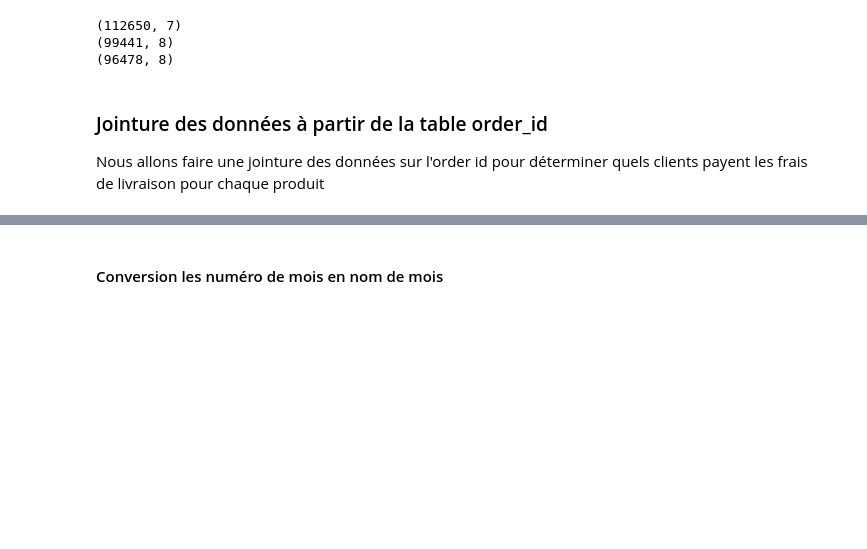
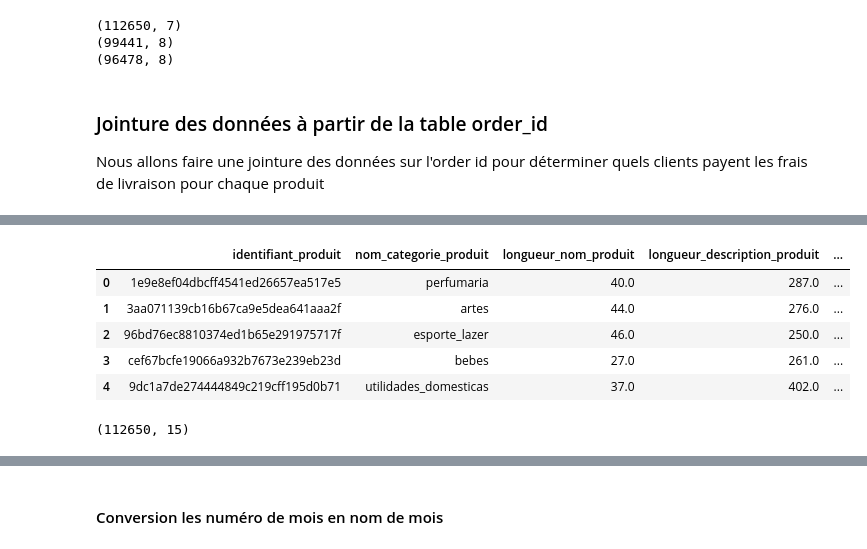
Before and after one commit to Jeremi971/analyse_e_commerce_md5, a Jupyter notebook: analyse.ipynb, the cells around one changed output, grey strips where cells are left out. Drawn from its saved outputs; the diff is of its cells as text; code cells hidden in the pictures; blank space fills up the shorter version.

```diff
--- a/analyse.ipynb
+++ b/analyse.ipynb
@@ -105,6 +125,23 @@ df_orders = df_orders.rename(columns={
     'order_delivered_customer_date': 'date_livraison_client_commande',
     'order_estimated_delivery_date': 'date_livraison_estimee_commande'
 })
+
+df_products = df_products.rename(columns={
+    'product_id': 'identifiant_produit',
+    'product_category_name': 'nom_categorie_produit',
+    'product_name_lenght': 'longueur_nom_produit',
+    'product_description_lenght': 'longueur_description_produit',
+    'product_photos_qty': 'quantite_photos_produit',
+    'product_weight_g': 'poids_produit_g',
+    'product_length_cm': 'longueur_produit_cm',
+    'product_height_cm': 'hauteur_produit_cm',
+    'product_width_cm': 'largeur_produit_cm'
+})
+
+df_traduction_products = df_traduction_products.rename(columns={
+    'product_category_name': 'nom_categorie_produit',
+    'product_category_name_english': 'nom_categorie_produit_anglais'
+})
 # %% [markdown]
 Nous allons d'abord enlever les doublons
 # %%
@@ -161,3 +198,19 @@ merged_data.head()
 | 2 | 000229ec398224ef6ca0657da4fc703e | 1 | c777355d18b72b67abbeef9df44fd0fd | 5b51032eddd242adc84c38acab88f23d | ... |
 | 3 | 00024acbcdf0a6daa1e931b038114c75 | 1 | 7634da152a4610f1595efa32f14722fc | 9d7a1d34a5052409006425275ba1c2b4 | ... |
 | 4 | 00042b26cf59d7ce69dfabb4e55b4fd9 | 1 | ac6c3623068f30de03045865e4e10089 | df560393f3a51e74553ab94004ba5c87 | ... |
+# %%
+# Jointure INNER JOIN à partir de la table identifiant_produit
+merged_2_data = pd.merge(df_products, df_items, on='identifiant_produit')
+# %%
+merged_2_data.head()
+# %% [output]
+|  | identifiant_produit | nom_categorie_produit | longueur_nom_produit | longueur_description_produit | ... |
+| 0 | 1e9e8ef04dbcff4541ed26657ea517e5 | perfumaria | 40.0 | 287.0 | ... |
+| 1 | 3aa071139cb16b67ca9e5dea641aaa2f | artes | 44.0 | 276.0 | ... |
+| 2 | 96bd76ec8810374ed1b65e291975717f | esporte_lazer | 46.0 | 250.0 | ... |
+| 3 | cef67bcfe19066a932b7673e239eb23d | bebes | 27.0 | 261.0 | ... |
+| 4 | 9dc1a7de274444849c219cff195d0b71 | utilidades_domesticas | 37.0 | 402.0 | ... |
+# %%
+merged_2_data.shape
+# %% [output]
+(112650, 15)
```
Also changed, not shown: parts of 11 cells of this notebook, 5 other files.
